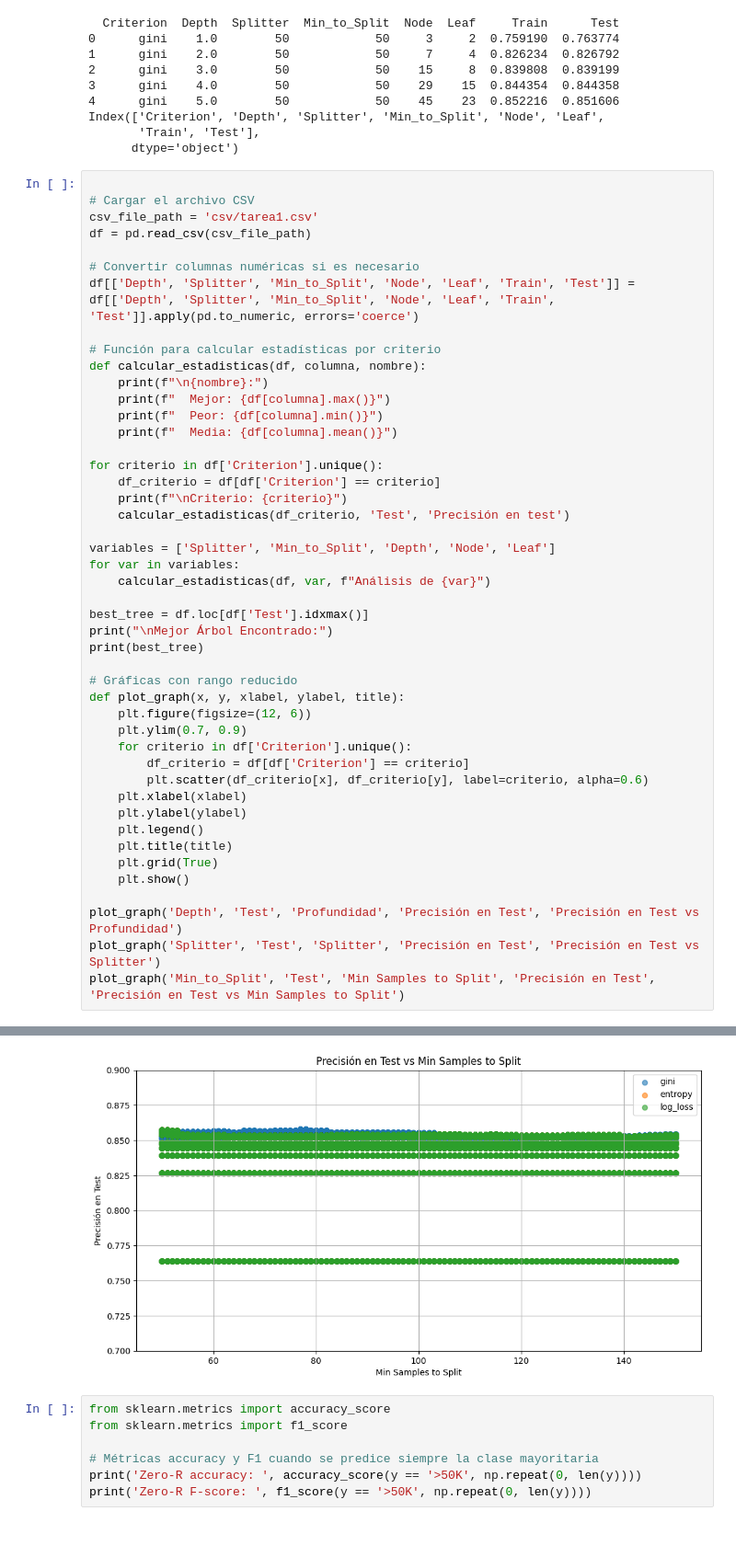
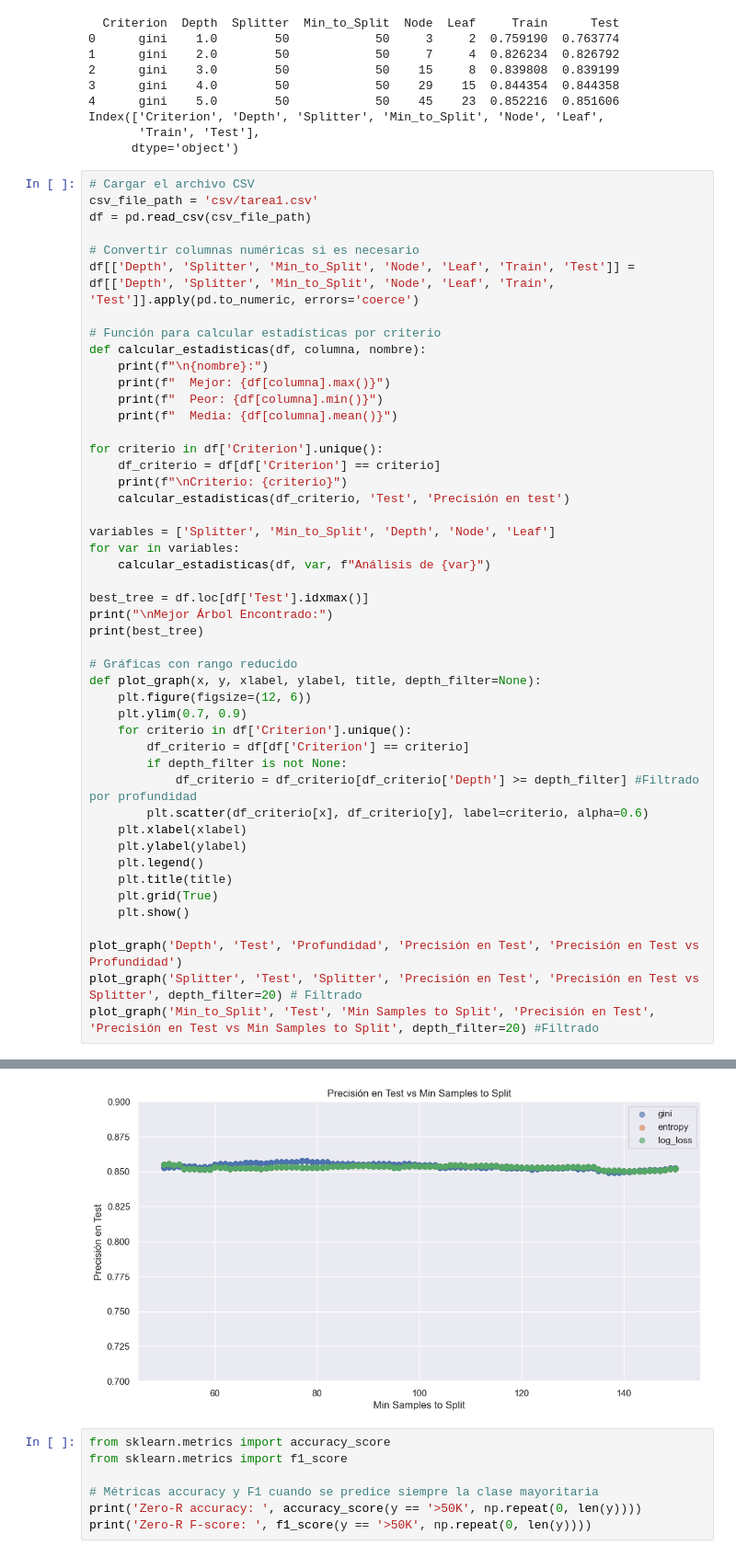
Before and after one commit to Karlingas/Algoritmos-Arboles-de-Decision, a Jupyter notebook: ArbolesDecision.ipynb, the cells around one changed output, grey strips where cells are left out. Shown at 92% size. Drawn from its saved outputs; the diff is of its cells as text.

```diff
--- a/ArbolesDecision.ipynb
+++ b/ArbolesDecision.ipynb
@@ -487,7 +486,6 @@ Index(['Criterion', 'Depth', 'Splitter', 'Min_to_Split', 'Node', 'Leaf',
        'Train', 'Test'],
       dtype='object')
 # %%
-
 # Cargar el archivo CSV
 csv_file_path = 'csv/tarea1.csv'
 df = pd.read_csv(csv_file_path)
@@ -516,11 +514,13 @@ print("\nMejor Árbol Encontrado:")
 print(best_tree)
 
 # Gráficas con rango reducido
-def plot_graph(x, y, xlabel, ylabel, title):
+def plot_graph(x, y, xlabel, ylabel, title, depth_filter=None):
     plt.figure(figsize=(12, 6))
     plt.ylim(0.7, 0.9)
     for criterio in df['Criterion'].unique():
         df_criterio = df[df['Criterion'] == criterio]
+        if depth_filter is not None:
+            df_criterio = df_criterio[df_criterio['Depth'] >= depth_filter] #Filtrado por profundidad
         plt.scatter(df_criterio[x], df_criterio[y], label=criterio, alpha=0.6)
     plt.xlabel(xlabel)
     plt.ylabel(ylabel)
@@ -530,8 +530,8 @@ def plot_graph(x, y, xlabel, ylabel, title):
     plt.show()
 
 plot_graph('Depth', 'Test', 'Profundidad', 'Precisión en Test', 'Precisión en Test vs Profundidad')
-plot_graph('Splitter', 'Test', 'Splitter', 'Precisión en Test', 'Precisión en Test vs Splitter')
-plot_graph('Min_to_Split', 'Test', 'Min Samples to Split', 'Precisión en Test', 'Precisión en Test vs Min Samples to Split')
+plot_graph('Splitter', 'Test', 'Splitter', 'Precisión en Test', 'Precisión en Test vs Splitter', depth_filter=20) # Filtrado
+plot_graph('Min_to_Split', 'Test', 'Min Samples to Split', 'Precisión en Test', 'Precisión en Test vs Min Samples to Split', depth_filter=20) #Filtrado
 # %% [output]
 Criterio: gini
 
@@ -555,4 +555,4 @@ Name: 579, dtype: object
-[figure, old version]
+[figure, new version]
 # %%
 from sklearn.metrics import accuracy_score
 from sklearn.metrics import f1_score
```
Also changed, not shown: parts of 10 cells of this notebook.
